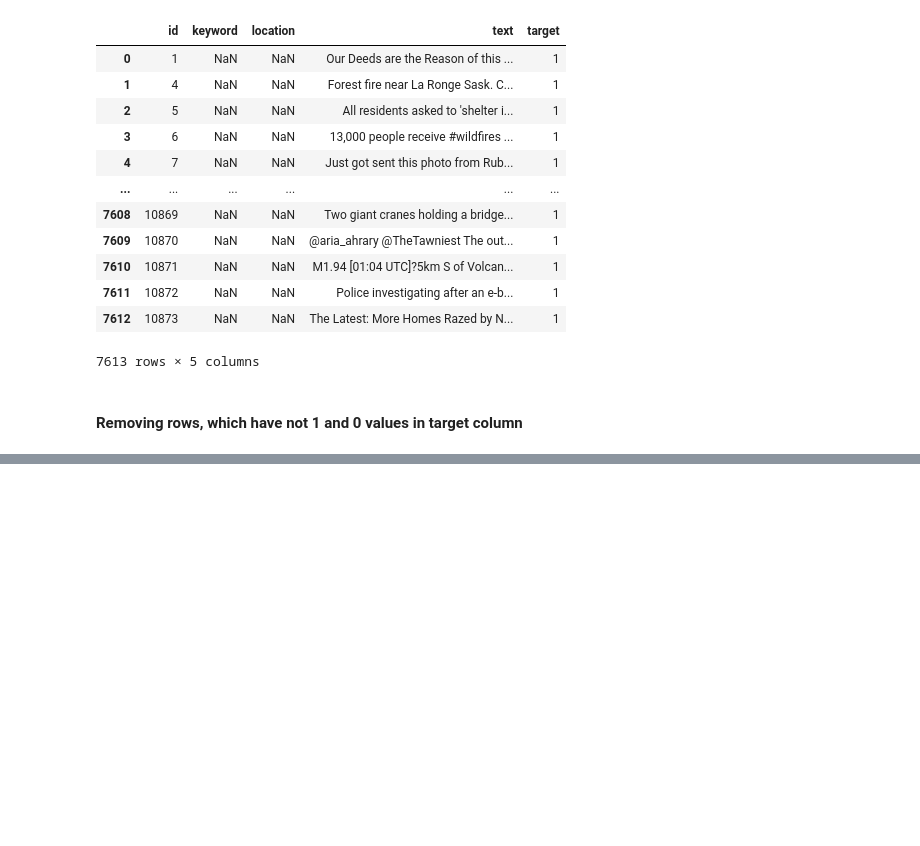
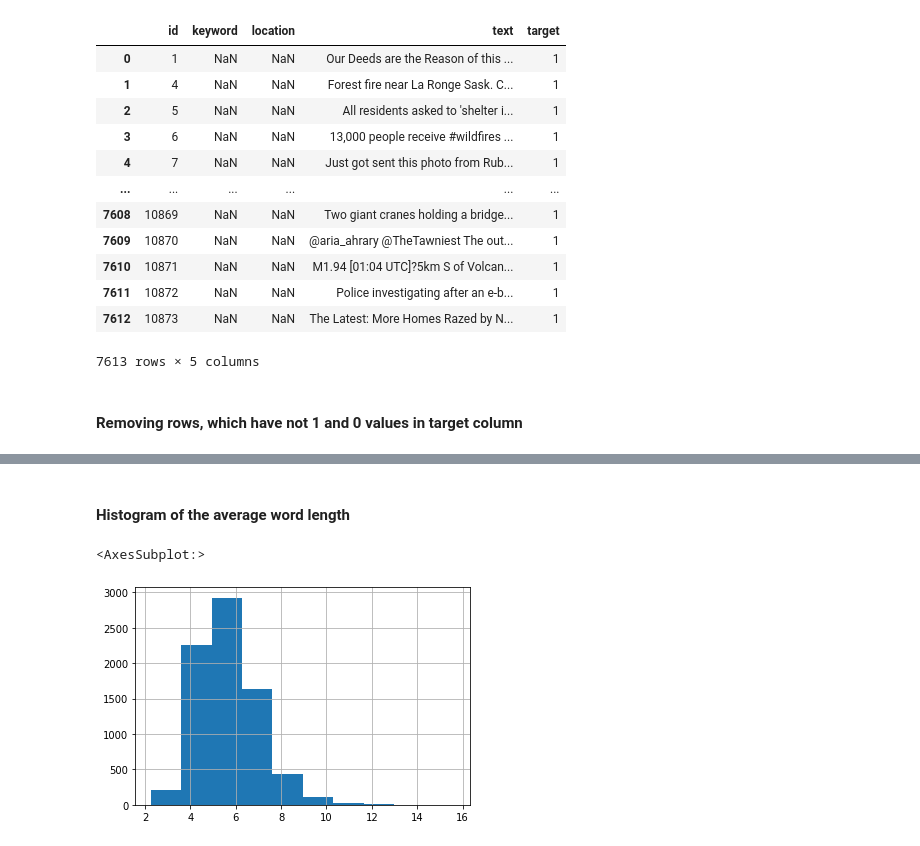
Before and after one commit to oscarciceri/Disaster_Monitoring-_Based_On_Tweets, a Jupyter notebook: EDA_oscar.ipynb, the cells around one changed output, grey strips where cells are left out. Drawn from its saved outputs; the diff is of its cells as text; code cells hidden in the pictures; blank space fills up the shorter version.

```diff
--- a/EDA_oscar.ipynb
+++ b/EDA_oscar.ipynb
@@ -149,0 +194,7 @@ Name: target, dtype: int64
+# %% [markdown]
+#### Histogram of the average word length
+# %%
+df['text_clean'].str.split().apply(lambda x : [len(i) for i in x]).map(lambda x: np.mean(x)).hist()
+# %% [output]
+<AxesSubplot:>
+[figure, added]
```
Also changed, not shown: parts of 22 cells of this notebook.
